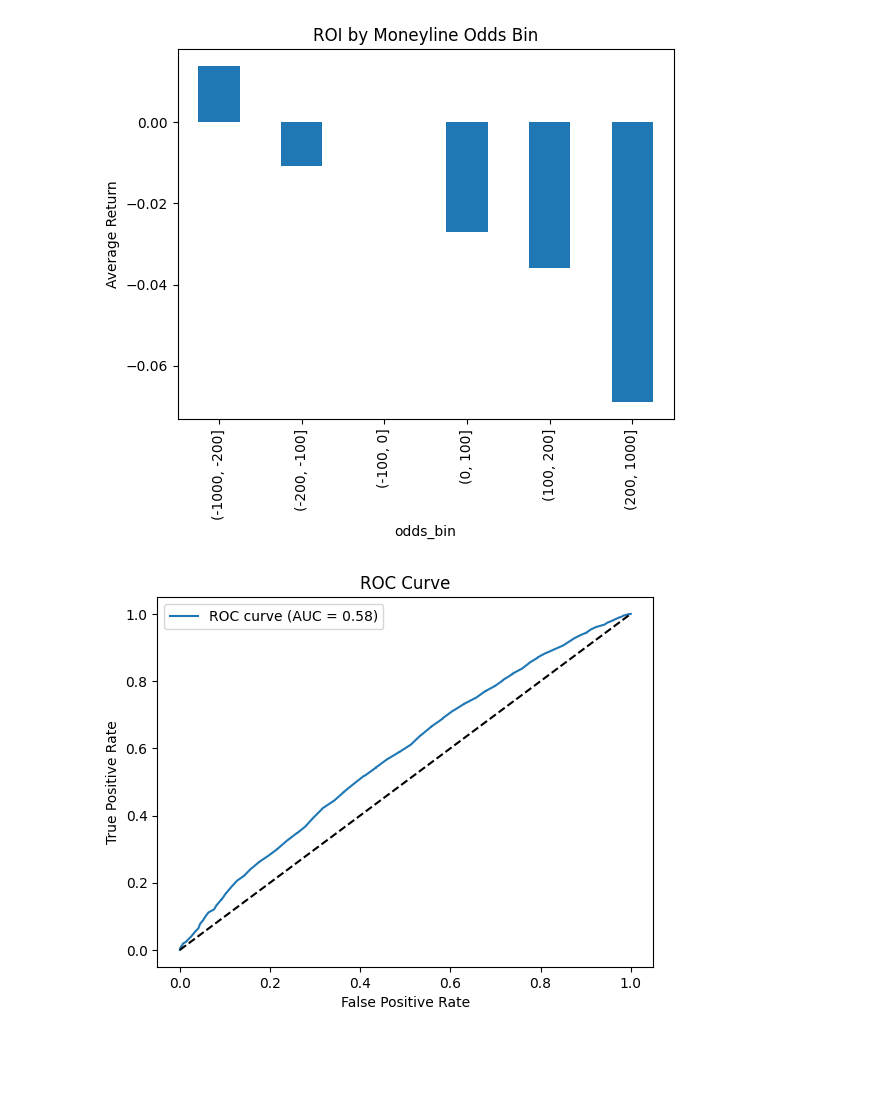
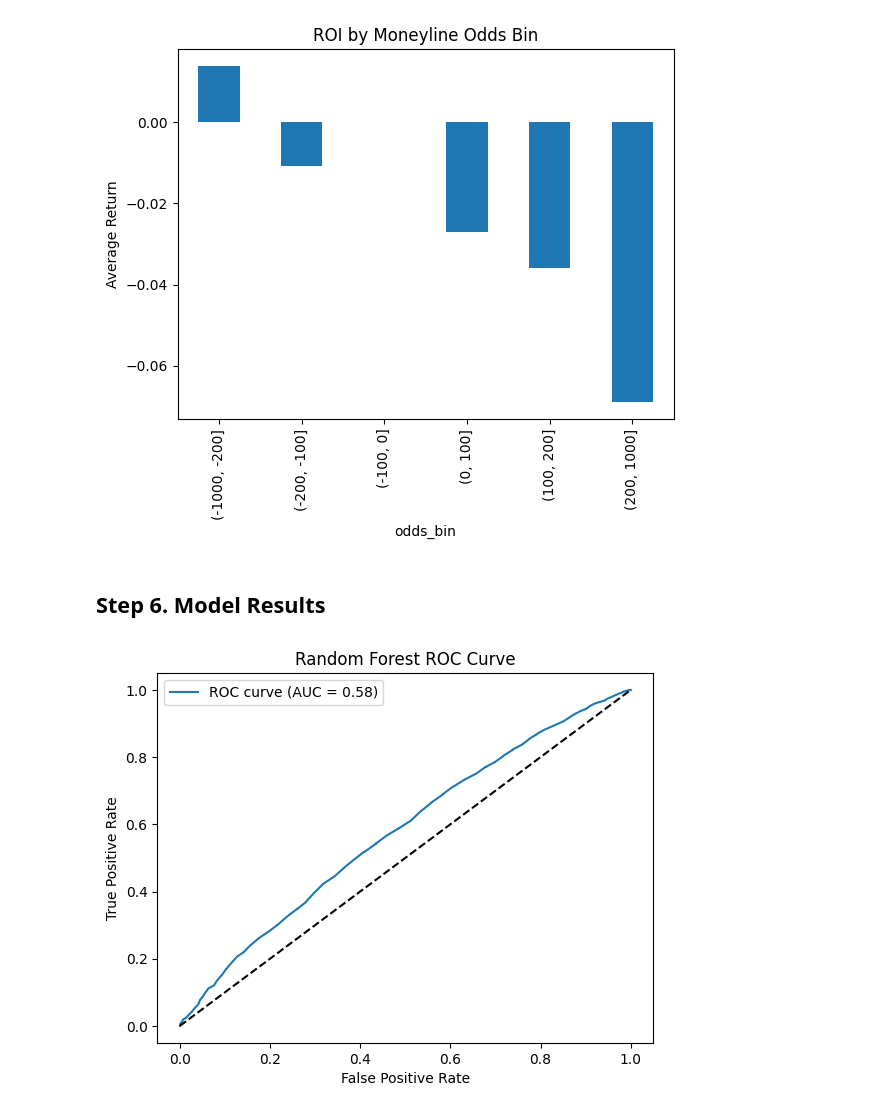
Before and after one commit to trentrueckert/Rueckert_Capstone_Project, a Jupyter notebook: machinelearning.ipynb, the cells around one changed output. Saved outputs shown, nothing was run; the diff lists cells and outputs as text; code cells hidden in the pictures; blank space fills up the shorter version.

Commit message:
Updated for another model

```diff
--- a/machinelearning.ipynb
+++ b/machinelearning.ipynb
@@ -89,16 +105,18 @@ plt.title('ROI by Moneyline Odds Bin')
 plt.show()
 # %% [output]
 [figure]
+# %% [markdown]
+## Step 6. Model Results
 # %%
 # ROC Curve
 fpr, tpr, _ = roc_curve(y_test, y_proba)
 roc_auc = auc(fpr, tpr)
 plt.plot(fpr, tpr, label=f'ROC curve (AUC = {roc_auc:.2f})')
 plt.plot([0,1], [0,1], 'k--')
 plt.xlabel('False Positive Rate')
 plt.ylabel('True Positive Rate')
-plt.title('ROC Curve')
+plt.title('Random Forest ROC Curve')
 plt.legend()
 plt.show()
 # %% [output]
-[figure, old version]
+[figure, new version]
```
Also changed, not shown: parts of 3 cells of this notebook.
